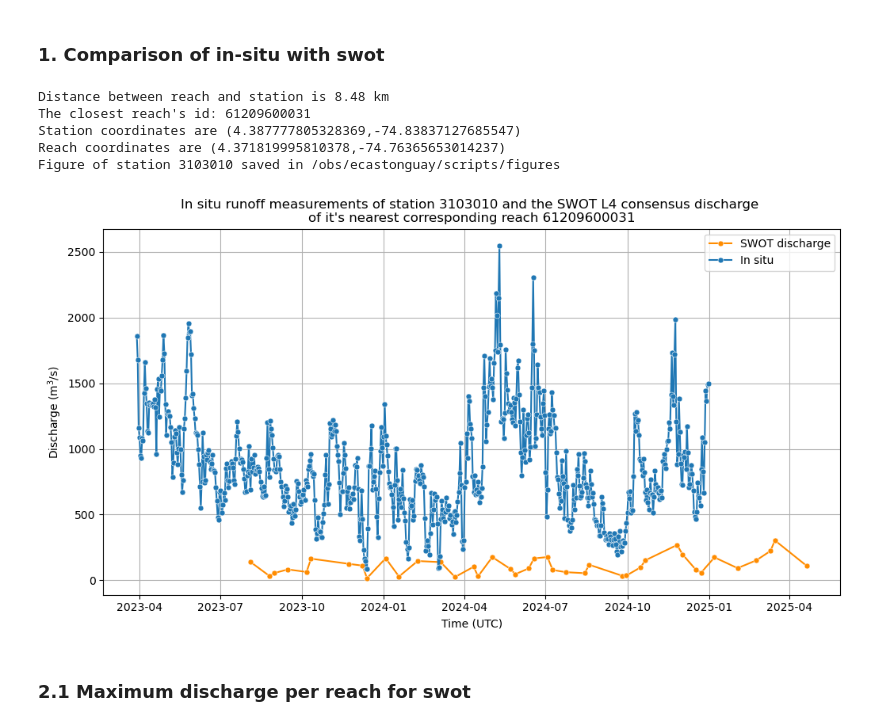
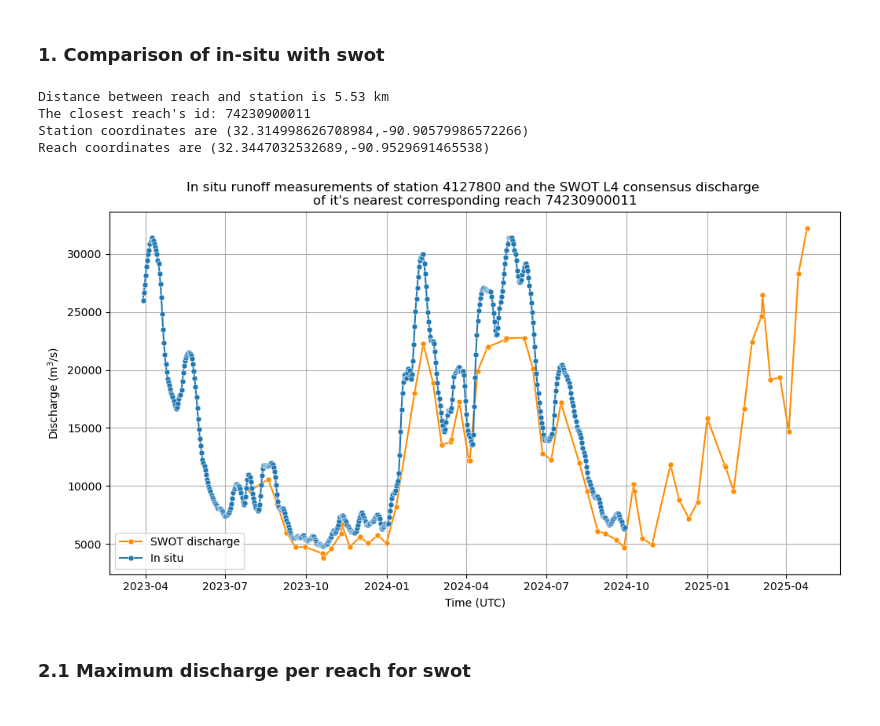
Before and after one commit to evecastonguay/Stage2026, a Jupyter notebook: discharge_dset.ipynb, the cells around one changed output. Drawn from its saved outputs; the diff is of its cells as text; code cells hidden in the pictures.

```diff
--- a/discharge_dset.ipynb
+++ b/discharge_dset.ipynb
@@ -151,7 +151,8 @@ for i_continent in continent_list: # loop over continents
             # selected reach's index
             sel_r_index = index
             break # while ii < k_neighbors:
-
+        if (station_id==3103010):
+            print(k_neighbors)
         if no_r_found:
             station_pos += 1 # end of the (for station_id in list_station_id:) loop
             continue # moving on to the next station, there was no reach found for this station_id. data will stay NaN.
@@ -362,7 +363,7 @@ dset_global['width_global_s'] = width_global_s
 dset_global['area_global_s'] = area_global_s
 
 # Change the data type of the reaches id which is (int)
-dset_global["id_global_s"] = dset_global["id_global_s"].astype(int)
+# dset_global["id_global_s"] = dset_global["id_global_s"].astype(int) # *** actually, this can't be done since a numpy array of type int cannot contain nans (they would be transformed in -9223372036854775808)
 
 print(dset_global)
 # %% [output]
@@ -388,7 +389,7 @@ Data variables:
 ### 1. Comparison of in-situ with swot
 # %%
 # Make sure the following variables are set correctly before running the code
-list_stations_plot = [3103010]  # SELECT stations in GRDC database to compare with SWOT data. Enter their stations id in int format.
+list_stations_plot = [4127800]  # SELECT stations in GRDC database to compare with SWOT data. Enter their stations id in int format.
                                 # na
                                 # 4127800 : article 3, fig 2a - Mississippi River near Baton Rouge, Louisiana, United States
                                 # 4105850 : article 3, fig 2b - Kenai River near Soldotna, Alaska, United States
@@ -400,7 +401,7 @@ list_stations_plot = [3103010]  # SELECT stations in GRDC database to compare wi
 target_date_inf = "2023-07-01" # SELECT a time period for the plots
 target_date_sup = "2024-09-21" # SWOT data : 2023-03-29 to 2025-05-02
 use_target_date_filter = False # SELECT True if we want to use the above specified target dates, False if the goal is to display the discharge data for all time period available
-save = True
+save = False
 
 # Making the plots
 for station_id in list_stations_plot:
@@ -417,8 +418,9 @@ for station_id in list_stations_plot:
             distance = geopy.distance.geodesic(coords_s, coords_g).km
             print(f"Distance between reach and station is {distance:.2f} km")
         # check if reach was matched with station *** what happens if nan???
-        if closest_reach_id == np.nan:
-            closest_reach_id = "NaN"
+        if ~np.isnan(closest_reach_id):
+            closest_reach_id = closest_reach_id.astype(int)
+            #closest_reach_id = "NaN"
         # print (lat,lon)
         print(f"The closest reach's id: {closest_reach_id}")
         print(f"Station coordinates are ({dset_global_id_flt['geoy_global_g'].values},{dset_global_id_flt['geox_global_g'].values})")
@@ -444,39 +446,38 @@ for station_id in list_stations_plot:
 
             plt.legend()
             plt.grid(True)
 
             fig_name = f'discharge_comparison_station{station_id}_r{closest_reach_id}_{target_date_inf}_{target_date_sup}.png'
         else:
             # filtering nans out of the swot data so that each dot in the graph is connected to another (the "orange problem")
             dschg_swt = dset_global_id_flt['dschg_global_s']
             or_mask = ~np.isnan(dschg_swt.values)
 
             plt.figure(figsize=(12, 6))
             plt.plot(dset_global_id_flt['time'].values[or_mask],dschg_swt.values[or_mask], marker='o', markersize=5, label='SWOT discharge', color='darkorange', markeredgecolor='white', markeredgewidth=0.4, linestyle='-')
             plt.plot(dset_global_id_flt['time'].values, dset_global_id_flt['runoff_global_g'].values, marker='o', markersize=5, label='In situ', color='tab:blue', alpha=1, markeredgecolor='white', markeredgewidth=0.4)
 
             plt.title(f"In situ runoff measurements of station {station_id} and the SWOT L4 consensus discharge \nof it's nearest corresponding reach {closest_reach_id}")
             plt.xlabel('Time (UTC)')
             plt.ylabel(r'Discharge (m$^3$/s)')
 
             plt.legend()
             plt.grid(True)
 
             fig_name = f'discharge_comparison_station{station_id}_r{closest_reach_id}.png'
 
         if save:
             plt.savefig(f'/obs/ecastonguay/scripts/figures/{fig_name}', dpi=400, bbox_inches='tight')
             print(f"Figure of station {station_id} saved in /obs/ecastonguay/scripts/figures") # *** currently no error message if one of the station required to be plotted isn't in the GRDC data -> print(f"There is no correspondence in the GRDC in situ files for station id {station_id}")
         plt.show()
     else:
         print(f'Error: the station {station_id} is not in the list of station ids from the GRDC data')
 # %% [output]
-Distance between reach and station is 8.48 km
-The closest reach's id: 61209600031
-Station coordinates are (4.387777805328369,-74.83837127685547)
-Reach coordinates are (4.371819995810378,-74.76365653014237)
-Figure of station 3103010 saved in /obs/ecastonguay/scripts/figures
+Distance between reach and station is 5.53 km
+The closest reach's id: 74230900011
+Station coordinates are (32.314998626708984,-90.90579986572266)
+Reach coordinates are (32.3447032532689,-90.9529691465538)
-[figure, old version]
+[figure, new version]
 # %% [markdown]
 ### 2.1 Maximum discharge per reach for swot
 # %%
```
Also changed, not shown: parts of 8 cells of this notebook.
